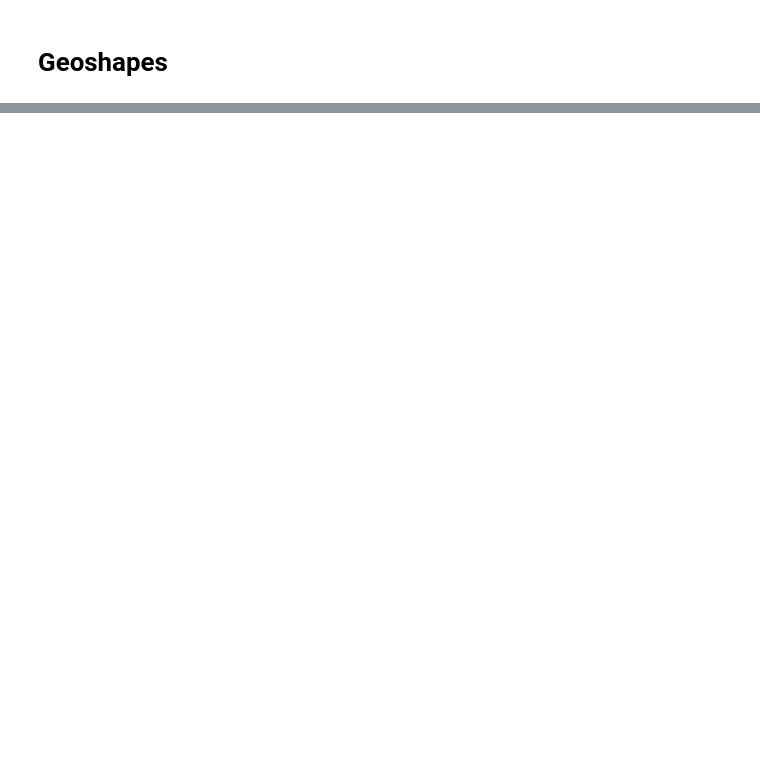
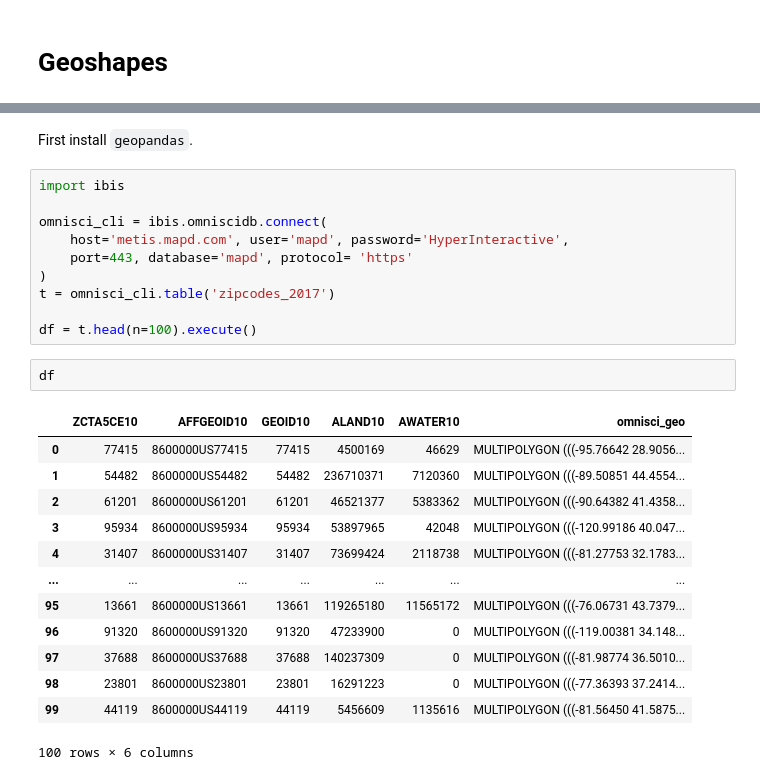
Before and after one commit to Quansight/ibis-vega-transform, a Jupyter notebook: examples/Geocharts.ipynb, the cells around one changed output, grey strips where cells are left out. Saved outputs shown, nothing was run; the diff lists cells and outputs as text; blank space fills up the shorter version.

```diff
--- a/examples/Geocharts.ipynb
+++ b/examples/Geocharts.ipynb
@@ -20,0 +23,28 @@ chart
+# %% [markdown]
+First install `geopandas`.
+# %%
+import ibis
+
+omnisci_cli = ibis.omniscidb.connect(
+    host='metis.mapd.com', user='mapd', password='HyperInteractive',
+    port=443, database='mapd', protocol= 'https'
+)
+t = omnisci_cli.table('zipcodes_2017')
+
+df = t.head(n=100).execute()
+# %%
+df
+# %% [output]
+|  | ZCTA5CE10 | AFFGEOID10 | GEOID10 | ALAND10 | AWATER10 | omnisci_geo |
+| 0 | 77415 | 8600000US77415 | 77415 | 4500169 | 46629 | MULTIPOLYGON (((-95.76642 28.9056... |
+| 1 | 54482 | 8600000US54482 | 54482 | 236710371 | 7120360 | MULTIPOLYGON (((-89.50851 44.4554... |
+| 2 | 61201 | 8600000US61201 | 61201 | 46521377 | 5383362 | MULTIPOLYGON (((-90.64382 41.4358... |
+| 3 | 95934 | 8600000US95934 | 95934 | 53897965 | 42048 | MULTIPOLYGON (((-120.99186 40.047... |
+| 4 | 31407 | 8600000US31407 | 31407 | 73699424 | 2118738 | MULTIPOLYGON (((-81.27753 32.1783... |
+| ... | ... | ... | ... | ... | ... | ... |
+| 95 | 13661 | 8600000US13661 | 13661 | 119265180 | 11565172 | MULTIPOLYGON (((-76.06731 43.7379... |
+| 96 | 91320 | 8600000US91320 | 91320 | 47233900 | 0 | MULTIPOLYGON (((-119.00381 34.148... |
+| 97 | 37688 | 8600000US37688 | 37688 | 140237309 | 0 | MULTIPOLYGON (((-81.98774 36.5010... |
+| 98 | 23801 | 8600000US23801 | 23801 | 16291223 | 0 | MULTIPOLYGON (((-77.36393 37.2414... |
+| 99 | 44119 | 8600000US44119 | 44119 | 5456609 | 1135616 | MULTIPOLYGON (((-81.56450 41.5875... |
+100 rows × 6 columns
```
Also changed, not shown: parts of 3 cells of this notebook.
